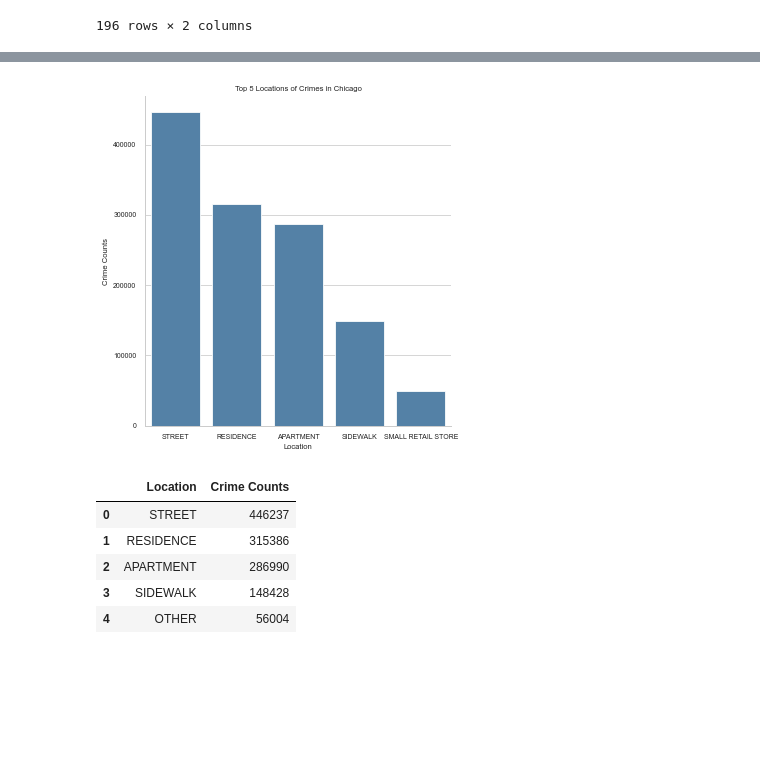
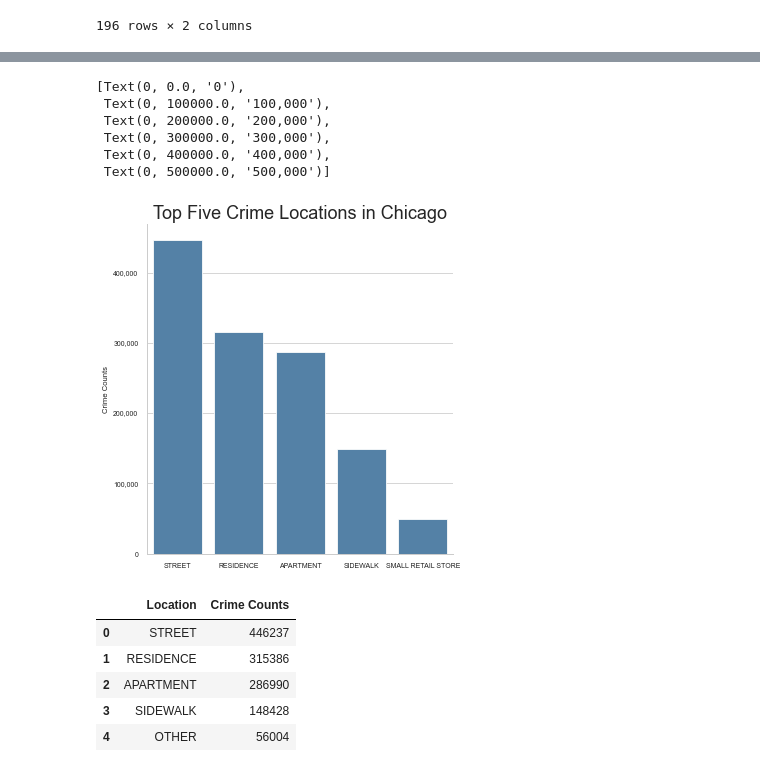
Before and after one commit to jcvincentliu/Analyzing-Racial-Disparities-in-Chicago-Police-Traffic-Stops, a Jupyter notebook: crime_cleaning.ipynb, the cells around one changed output, grey strips where cells are left out. Saved outputs shown, nothing was run; the diff lists cells and outputs as text; code cells hidden in the pictures; blank space fills up the shorter version.

```diff
--- a/crime_cleaning.ipynb
+++ b/crime_cleaning.ipynb
@@ -332,10 +401,20 @@ count_by_loc
 # %%
 sns.set_context("paper", font_scale = .8)
 sns.set_style("whitegrid")
-sns.catplot("Location", "Crime Counts", data= count_by_loc.iloc[[0,1,2,3,5],:], kind = "bar", color = "steelblue").set(title = "Top 5 Locations of Crimes in Chicago")
-plt.xlabel = ""
+#sns.set(font_scale=2)
+sns.catplot("Location", "Crime Counts", data= count_by_loc.iloc[[0,1,2,3,5],:], kind = "bar", color = "steelblue")
+plt.xlabel("")
+plt.title('Top Five Crime Locations in Chicago', fontsize = 18)
+
+plt.gca().set_yticklabels(['{:,.0f}'.format(x) for x in plt.gca().get_yticks()])
 # %% [output]
+[Text(0, 0.0, '0'),
+ Text(0, 100000.0, '100,000'),
+ Text(0, 200000.0, '200,000'),
+ Text(0, 300000.0, '300,000'),
+ Text(0, 400000.0, '400,000'),
+ Text(0, 500000.0, '500,000')]
-[figure, old version]
+[figure, new version]
 # %%
 count_by_loc.iloc[0:5,:]
 #sum(count_by_loc.iloc[0:4,1])
```
Also changed, not shown: parts of 5 cells of this notebook.
